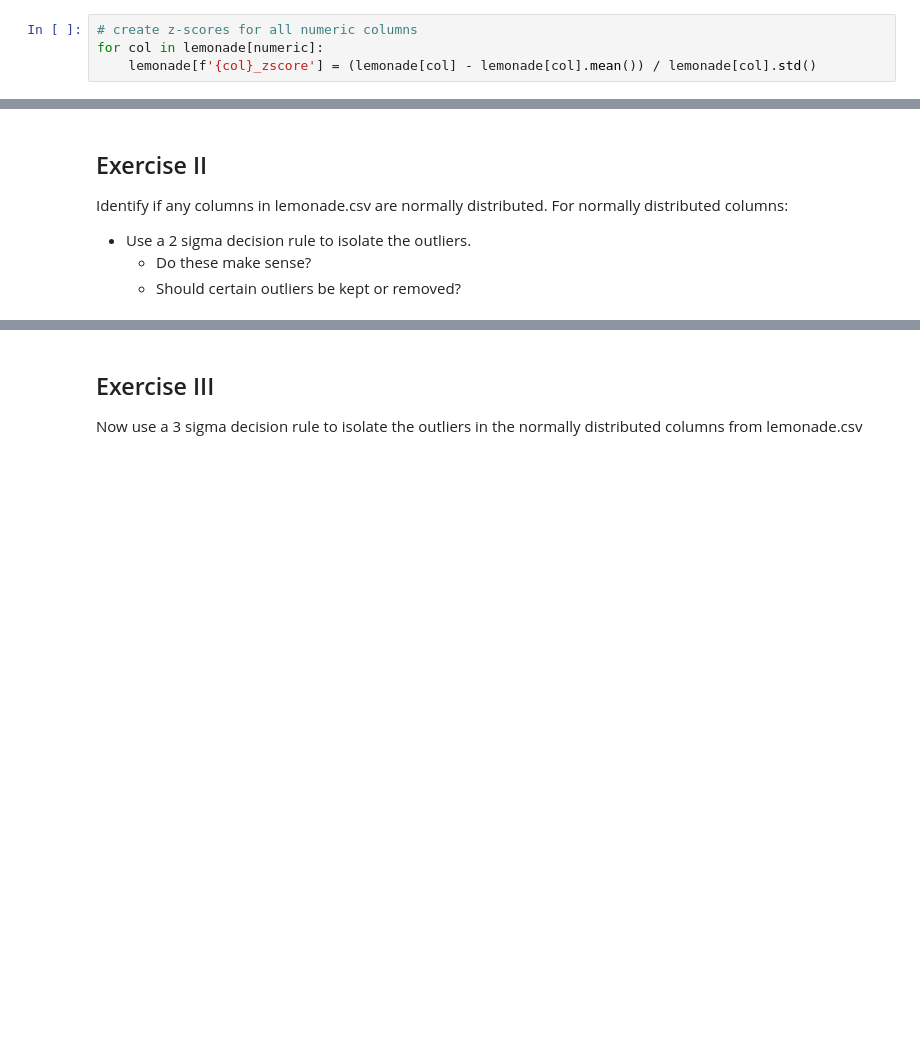
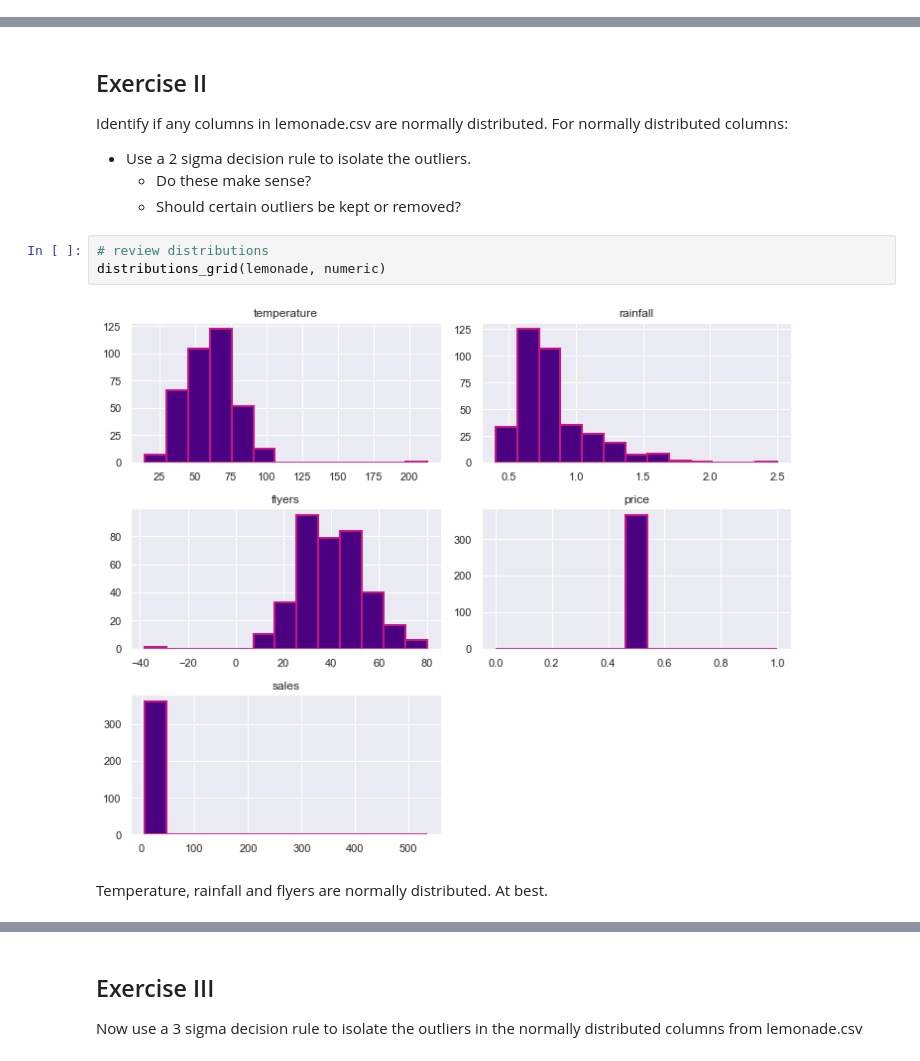
Before and after one commit to masonsherbondy/anomaly-detection-exercises, a Jupyter notebook: continuous_probabilistic_methods.ipynb, the cells around one changed output, grey strips where cells are left out. Saved outputs shown, nothing was run; the diff lists cells and outputs as text; blank space fills up the shorter version.

```diff
--- a/continuous_probabilistic_methods.ipynb
+++ b/continuous_probabilistic_methods.ipynb
@@ -159,7 +265,3 @@ for col in lemonade[numeric]:     # loop through numeric columns
 numeric
 # %% [output]
 ['temperature', 'rainfall', 'flyers', 'price', 'sales']
-# %%
-# create z-scores for all numeric columns
-for col in lemonade[numeric]:
-    lemonade[f'{col}_zscore'] = (lemonade[col] - lemonade[col].mean()) / lemonade[col].std()
@@ -179,3 +390,10 @@ Identify if any columns in lemonade.csv are normally distributed. For normally d
 * Use a 2 sigma decision rule to isolate the outliers.
     * Do these make sense?
     * Should certain outliers be kept or removed?
+# %%
+# review distributions
+distributions_grid(lemonade, numeric)
+# %% [output]
+[figure, added]
+# %% [markdown]
+Temperature, rainfall and flyers are normally distributed. At best.
```
Also changed, not shown: parts of 36 cells of this notebook.
